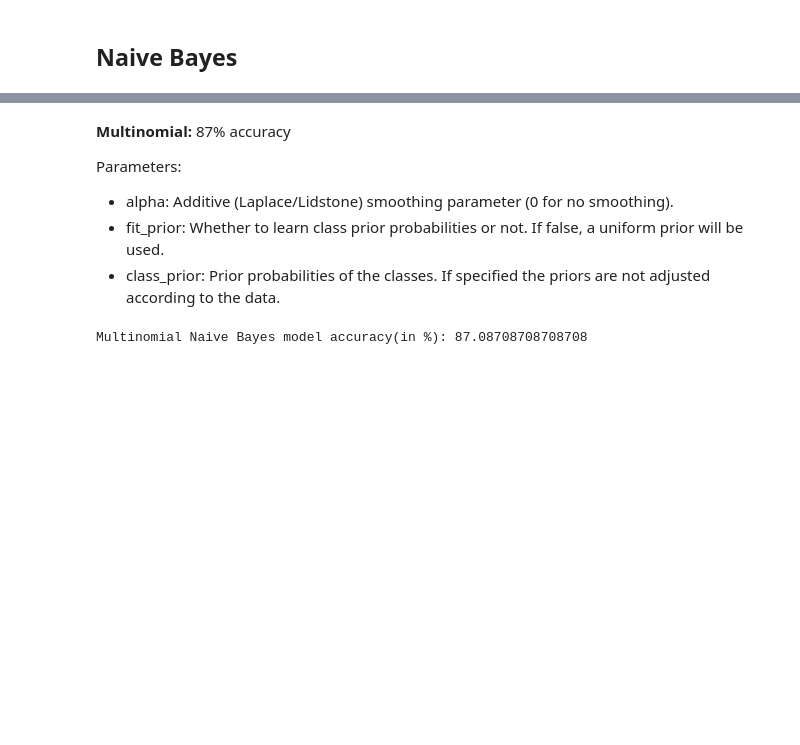
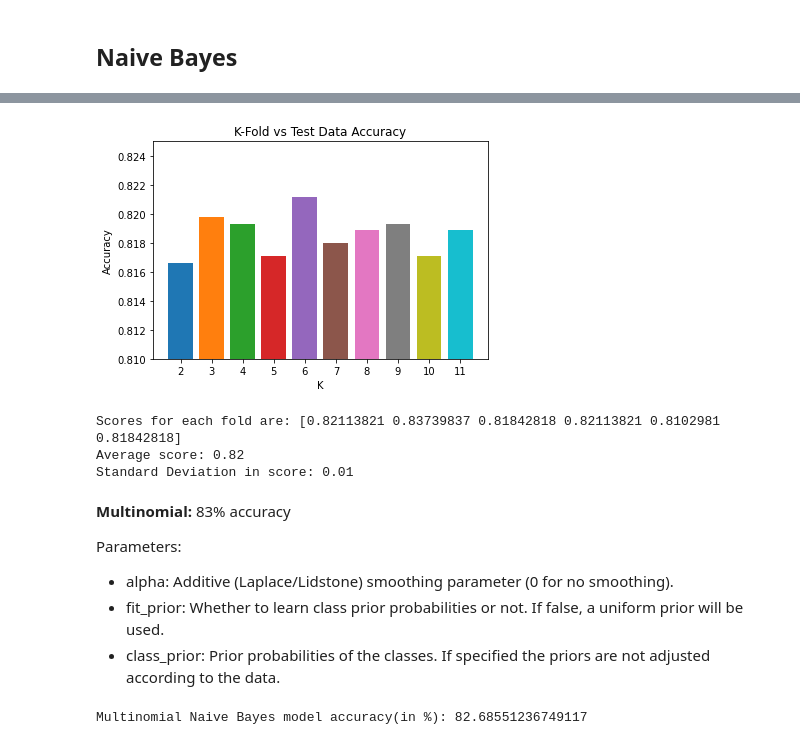
Before and after one commit to blueriver212/Crime_Prediction_ML, a Jupyter notebook: B_FINAL.ipynb, the cells around one changed output, grey strips where cells are left out. Drawn from its saved outputs; the diff is of its cells as text; code cells hidden in the pictures; blank space fills up the shorter version.

Commit message:
Fix: updated with k-fold validation

```diff
--- a/B_FINAL.ipynb
+++ b/B_FINAL.ipynb
@@ -66,5 +69,40 @@ Text(76.2, 0.5, 'predicted label')
+# %%
+# Perform k-fold split in training and testing data
+kf =KFold(n_splits=10, shuffle=True, random_state=42)
+kfold_scores = {}
+for i in range(2,12):
+    kf =KFold(n_splits=i, shuffle=True, random_state=42)
+    score = cross_val_score(g_model, x, y, cv= kf, scoring="accuracy")
+    #print(f'Scores for each fold are: {score}')
+    #print(f'Number of folds = {i} Average score: {"{:.2f}".format(score.mean())}')
+    res = {str(i): score.mean()}
+    kfold_scores.update(res)
+
+for key in kfold_scores:
+    plt.bar([key], kfold_scores[key], label=key)
+
+plt.title('K-Fold vs Test Data Accuracy')
+plt.xlabel('K')
+plt.ylabel('Accuracy')
+plt.ylim(0.81, 0.825)
+plt.show()
+# %% [output]
+[figure, added]
+# %%
+# Check k-fold split
+kf =KFold(n_splits=6, shuffle=True, random_state=42)
+score = cross_val_score(g_model, x, y, cv= kf, scoring="accuracy")
+print(f'Scores for each fold are: {score}')
+print(f'Average score: {"{:.2f}".format(score.mean())}')
+print(f'Standard Deviation in score: {"{:.2f}".format(score.std())}')
+
+# Not much variation
+# %% [output]
+Scores for each fold are: [0.82113821 0.83739837 0.81842818 0.82113821 0.8102981  0.81842818]
+Average score: 0.82
+Standard Deviation in score: 0.01
 # %% [markdown]
-**Multinomial:** 87% accuracy
+**Multinomial:** 83% accuracy
 
 Parameters:
 - alpha: Additive (Laplace/Lidstone) smoothing parameter (0 for no smoothing).
@@ -72,12 +110,12 @@ Parameters:
 - class_prior: Prior probabilities of the classes. If specified the priors are not adjusted according to the data.
 # %%
 # Multinomial Naive Bayes
-m_model = MultinomialNB(alpha=1)
+m_model = MultinomialNB(alpha=1, class_prior=None, fit_prior=True)
 m_model.fit(x_train, y_train)
 y_pred = m_model.predict(x_test)
 print("Multinomial Naive Bayes model accuracy(in %):", metrics.accuracy_score(y_test, y_pred)*100)
 # %% [output]
-Multinomial Naive Bayes model accuracy(in %): 87.08708708708708
+Multinomial Naive Bayes model accuracy(in %): 82.68551236749117
 # %%
 print(classification_report(y_test, y_pred))
 # %% [output]
```
Also changed, not shown: parts of 23 cells of this notebook, 1 other file.
